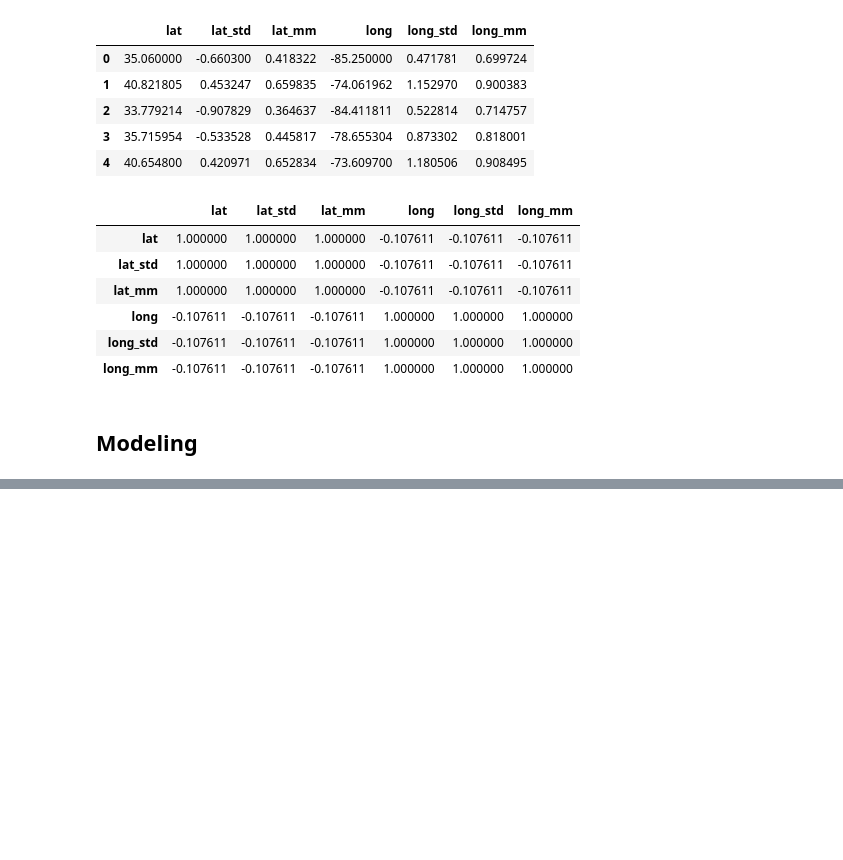
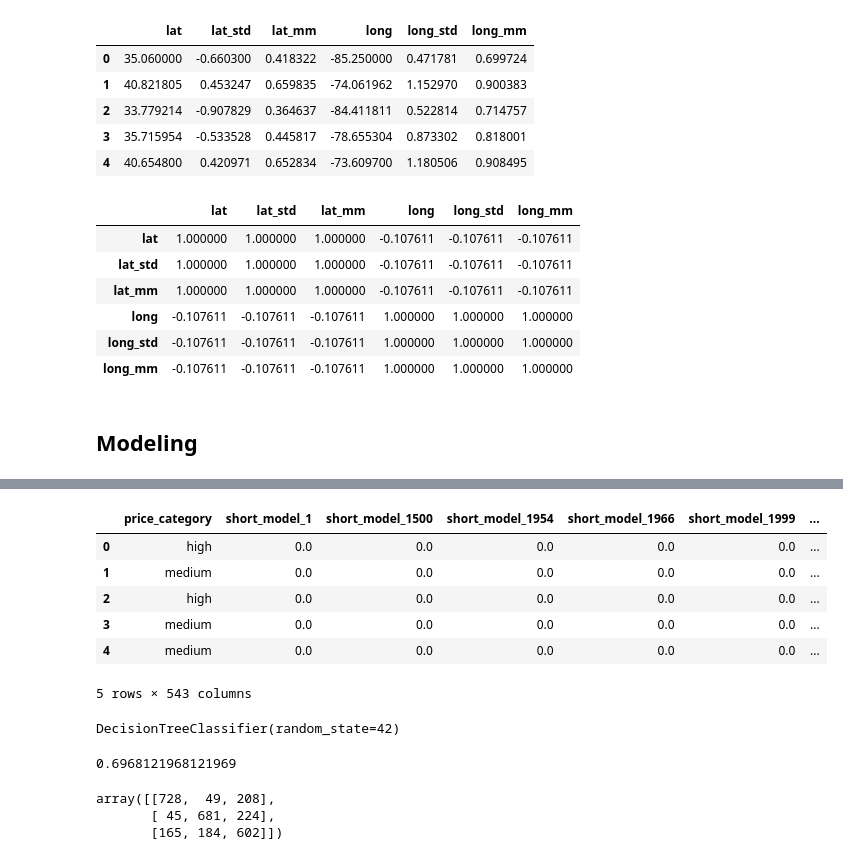
Before and after one commit to h1gfun4/machine_learning, a Jupyter notebook: public pipeline/pipeline.ipynb, the cells around one changed output, grey strips where cells are left out. Cells and saved outputs as stored; diff of their text form; code cells hidden in the pictures; blank space fills up the shorter version.

Commit message:
first tree and forest

```diff
--- a/public pipeline/pipeline.ipynb
+++ b/public pipeline/pipeline.ipynb
@@ -793,0 +816,4 @@ df.drop(columns = ['url', 'region', 'region_url', 'price', 'year', 'manufacturer
+# %%
+# Обучаем модель дерева решений на тренировочной выборке
+clf = DecisionTreeClassifier(random_state=42)
+clf.fit(x_train, y_train)
@@ -793,0 +843,3 @@ df.drop(columns = ['url', 'region', 'region_url', 'price', 'year', 'manufacturer
+# %%
+f_im_list = list(zip(x_train.columns, clf.feature_importances_))
+f_im_list
@@ -793,0 +864,2 @@ df.drop(columns = ['url', 'region', 'region_url', 'price', 'year', 'manufacturer
+# %%
+f_im_list.sort(key = lambda x: x[1], reverse = True)
@@ -793,0 +886,16 @@ df.drop(columns = ['url', 'region', 'region_url', 'price', 'year', 'manufacturer
+# %%
+for i in f_im_list:
+    if i[1] == 0.0:
+        if i[0] in df_prepared:
+            df_prepared = df_prepared.drop([i[0]], axis=1)
+# %%
+# Заново обучить модель и измерить качество
+df_prepared.head()
+# %% [output]
+|  | price_category | short_model_1 | short_model_1500 | short_model_1954 | short_model_1966 | short_model_1999 | ... |
+| 0 | high | 0.0 | 0.0 | 0.0 | 0.0 | 0.0 | ... |
+| 1 | medium | 0.0 | 0.0 | 0.0 | 0.0 | 0.0 | ... |
+| 2 | high | 0.0 | 0.0 | 0.0 | 0.0 | 0.0 | ... |
+| 3 | medium | 0.0 | 0.0 | 0.0 | 0.0 | 0.0 | ... |
+| 4 | medium | 0.0 | 0.0 | 0.0 | 0.0 | 0.0 | ... |
+5 rows × 543 columns
@@ -793,0 +907,5 @@ df.drop(columns = ['url', 'region', 'region_url', 'price', 'year', 'manufacturer
+# %%
+clf = DecisionTreeClassifier(random_state=42)
+clf.fit(x_train, y_train)
+# %% [output]
+DecisionTreeClassifier(random_state=42)
@@ -793,0 +914,10 @@ df.drop(columns = ['url', 'region', 'region_url', 'price', 'year', 'manufacturer
+# %%
+accuracy_score(y_test, predicted_test)
+# %% [output]
+0.6968121968121969
+# %%
+confusion_matrix(y_test, predicted_test)
+# %% [output]
+array([[728,  49, 208],
+       [ 45, 681, 224],
+       [165, 184, 602]])
```
Also changed, not shown: parts of 30 cells of this notebook.
